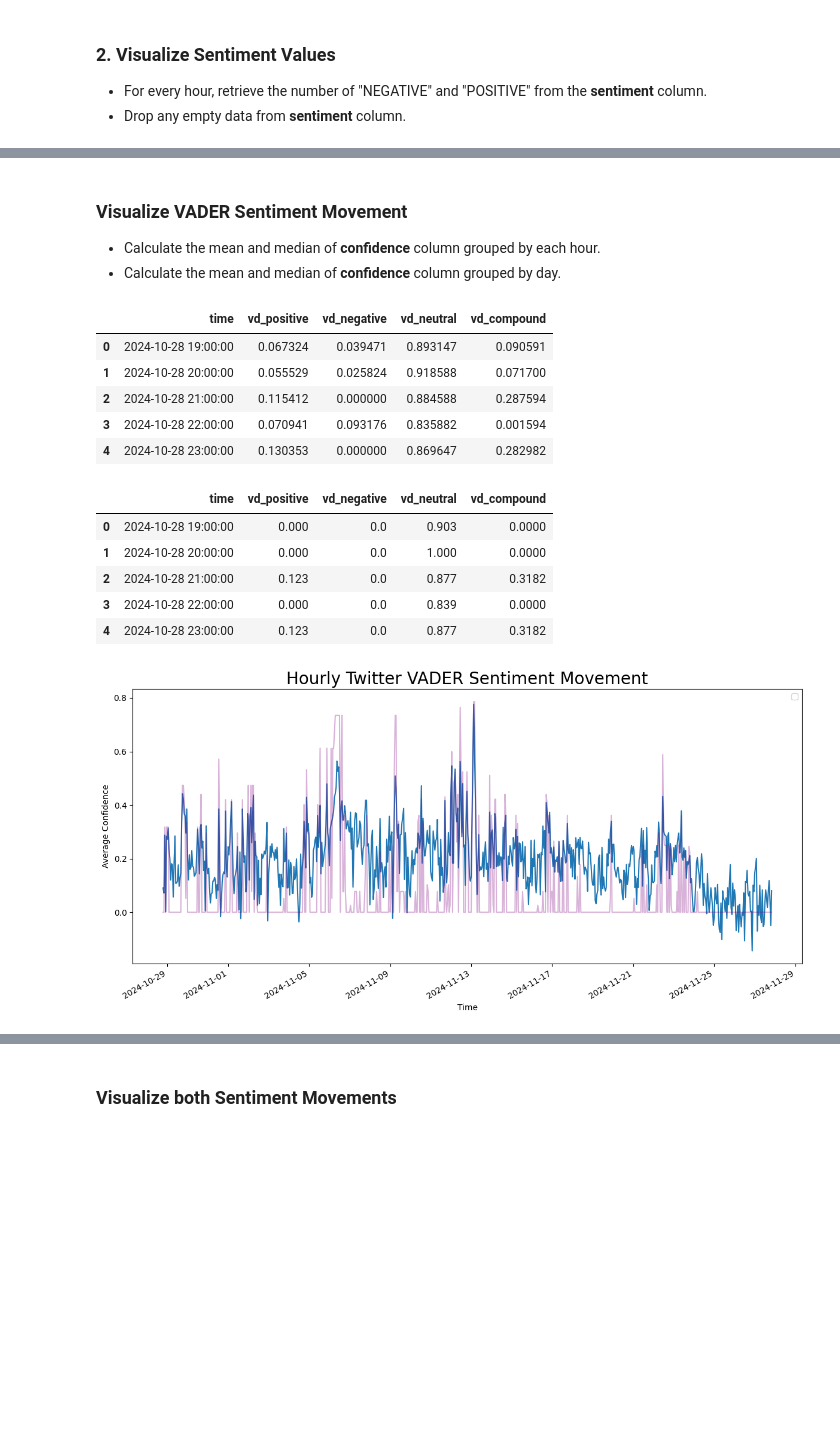
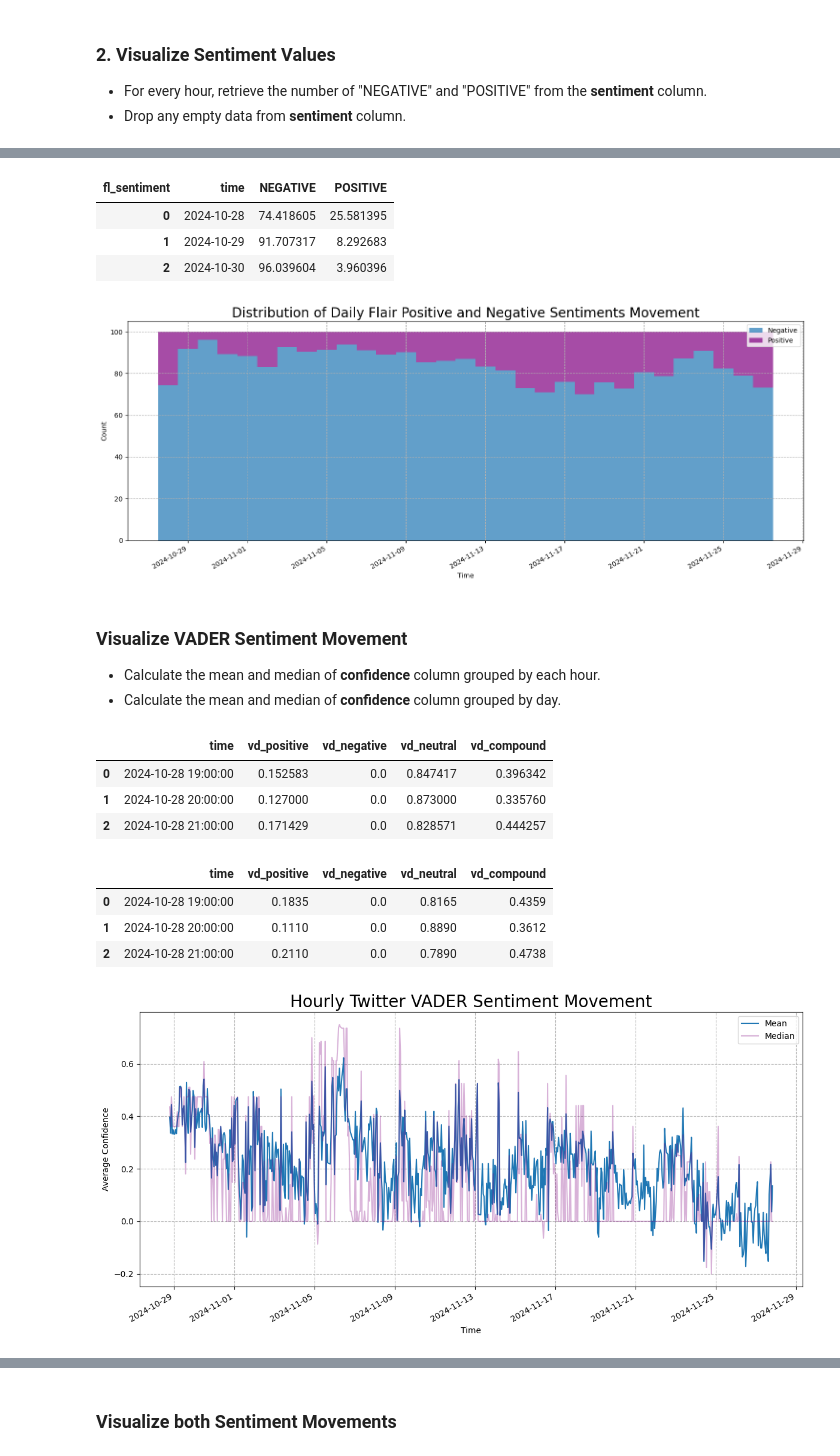
Before and after one commit to RubyQianru/Crypto-Price-and-Twitter-Sentimental-Analysis, a Jupyter notebook: main.ipynb, the cells around one changed output, grey strips where cells are left out. Cells and saved outputs as stored; diff of their text form; code cells hidden in the pictures; blank space fills up the shorter version.

```diff
--- a/main.ipynb
+++ b/main.ipynb
@@ -149,5 +311,6 @@ tw_data.to_csv('updated_twitter_data.csv', index=False)
 # %%
-tw_data = pd.read_csv('updated_twitter_data.csv')
+# Read processed Twitter dataset
+tw_data = pd.read_csv('processed_twitter_data.csv')
 tw_data.describe()
 # %% [output]
 |  | tweet_id | bookmarks | favorites | quotes | replies | retweets | fl_confidence | vd_negative | vd_neutral | ... |
@@ -334,3 +461,30 @@ plt.show()
+# %%
+# For every day, retrieve the number of "NEGATIVE" and "POSITIVE" from the **sentiment** column.
+day_pos_neg = tw_data.groupby(
+    tw_data['time'].dt.floor('d')
+)['fl_sentiment'].value_counts(normalize=True).unstack().reset_index().fillna(0)
+
+# Convert fractions to percentages
+day_pos_neg['NEGATIVE'] *= 100
+day_pos_neg['POSITIVE'] *= 100
+
+# Drop any empty data
+day_pos_neg = day_pos_neg.dropna()
+
+day_pos_neg.head(3)
+# %% [output]
+| fl_sentiment | time | NEGATIVE | POSITIVE |
+| 0 | 2024-10-28 | 74.418605 | 25.581395 |
+| 1 | 2024-10-29 | 91.707317 | 8.292683 |
+| 2 | 2024-10-30 | 96.039604 | 3.960396 |
+# %%
+p.positive_negative_distribution_bar(day_pos_neg['time'],
+  day_pos_neg['NEGATIVE'],
+  day_pos_neg['POSITIVE'],
+  1,
+  'Distribution of Daily Flair Positive and Negative Sentiments Movement')
+# %% [output]
+[figure, added]
 # %% [markdown]
 ### Visualize VADER Sentiment Movement
 - Calculate the mean and median of **confidence** column grouped by each hour.
@@ -341,44 +495,40 @@ v_hr_mean = tw_data.groupby(
   tw_data['time'].dt.floor('h')
   )[['vd_positive', 'vd_negative', 'vd_neutral', 'vd_compound']].mean().reset_index()
 
-v_hr_mean.head()
+v_hr_mean.head(3)
 # %% [output]
 |  | time | vd_positive | vd_negative | vd_neutral | vd_compound |
-| 0 | 2024-10-28 19:00:00 | 0.067324 | 0.039471 | 0.893147 | 0.090591 |
-| 1 | 2024-10-28 20:00:00 | 0.055529 | 0.025824 | 0.918588 | 0.071700 |
-| 2 | 2024-10-28 21:00:00 | 0.115412 | 0.000000 | 0.884588 | 0.287594 |
-| 3 | 2024-10-28 22:00:00 | 0.070941 | 0.093176 | 0.835882 | 0.001594 |
-| 4 | 2024-10-28 23:00:00 | 0.130353 | 0.000000 | 0.869647 | 0.282982 |
+| 0 | 2024-10-28 19:00:00 | 0.152583 | 0.0 | 0.847417 | 0.396342 |
+| 1 | 2024-10-28 20:00:00 | 0.127000 | 0.0 | 0.873000 | 0.335760 |
+| 2 | 2024-10-28 21:00:00 | 0.171429 | 0.0 | 0.828571 | 0.444257 |
 # %%
 # Hourly median
 v_hr_med = tw_data.groupby(
   tw_data['time'].dt.floor('h')
   )[['vd_positive', 'vd_negative', 'vd_neutral', 'vd_compound']].median().reset_index()
 
-v_hr_med.head()
+v_hr_med.head(3)
 # %% [output]
 |  | time | vd_positive | vd_negative | vd_neutral | vd_compound |
-| 0 | 2024-10-28 19:00:00 | 0.000 | 0.0 | 0.903 | 0.0000 |
-| 1 | 2024-10-28 20:00:00 | 0.000 | 0.0 | 1.000 | 0.0000 |
-| 2 | 2024-10-28 21:00:00 | 0.123 | 0.0 | 0.877 | 0.3182 |
-| 3 | 2024-10-28 22:00:00 | 0.000 | 0.0 | 0.839 | 0.0000 |
-| 4 | 2024-10-28 23:00:00 | 0.123 | 0.0 | 0.877 | 0.3182 |
+| 0 | 2024-10-28 19:00:00 | 0.1835 | 0.0 | 0.8165 | 0.4359 |
+| 1 | 2024-10-28 20:00:00 | 0.1110 | 0.0 | 0.8890 | 0.3612 |
+| 2 | 2024-10-28 21:00:00 | 0.2110 | 0.0 | 0.7890 | 0.4738 |
 # %%
 plt.figure(figsize=(12, 6))
 
-plt.plot(v_hr_mean['time'], v_hr_mean['vd_compound'])
-plt.plot(v_hr_med['time'], v_hr_med['vd_compound'], color='purple', alpha=0.3)
+plt.plot(v_hr_mean['time'], v_hr_mean['vd_compound'], label='Mean')
+plt.plot(v_hr_med['time'], v_hr_med['vd_compound'], color='purple', alpha=0.3, label='Median')
 
 plt.title('Hourly Twitter VADER Sentiment Movement', fontsize=20)
 plt.xlabel('Time')
 plt.ylabel('Average Confidence')
 
 plt.gcf().autofmt_xdate()
 plt.tight_layout()
 plt.legend()
 plt.show()
 # %% [output]
-[figure, old version]
+[figure, new version]
 # %%
 # Daily mean
 v_day_mean = tw_data.groupby(
```
Also changed, not shown: parts of 129 cells of this notebook, 4 other files.
